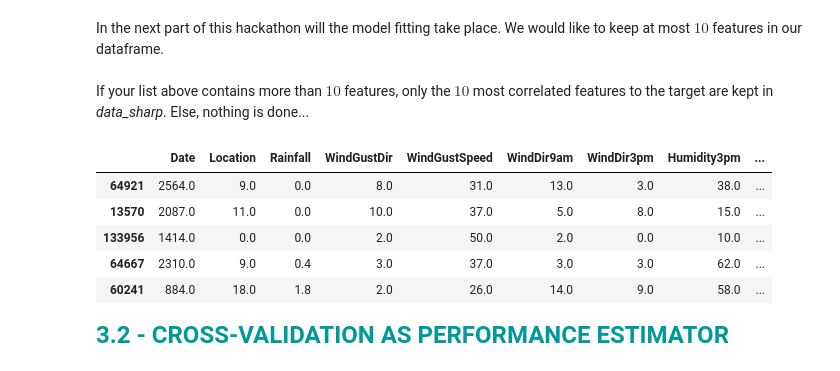
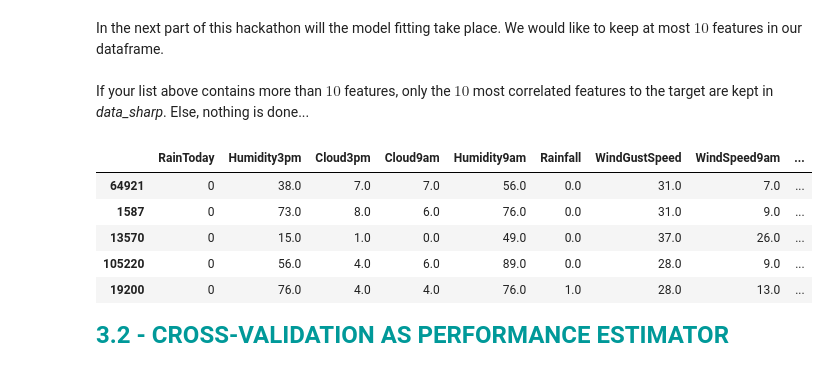
Before and after one commit to chaverstraet/Hackaton3, a Jupyter notebook: Hackaton3/Hackathon03-Classification.ipynb, the cells around one changed output. Cells and saved outputs as stored; diff of their text form; code cells hidden in the pictures.

```diff
--- a/Hackaton3/Hackathon03-Classification.ipynb
+++ b/Hackaton3/Hackathon03-Classification.ipynb
@@ -780,8 +702,7 @@ Based on the above results would it be reasonable to discard some features due t
 Please note that, normally, you should keep <i>RainToday</i>...
 # %%
 # @adapt with the results obtained
-data_sharp = data.dropna()
-toDiscard = ['MinTemp', 'MaxTemp', 'Temp9am', 'Evaporation', 'Sunshine', 'Humidity9am', 'WindSpeed9am', 'WindSpeed3pm', 'Pressure9am', 'Cloud9am']
+toDiscard = ["Temp9am", "Temp3pm", "Pressure3pm"]
 
 data_sharp.drop(columns=toDiscard,inplace=True)
 
@@ -792,27 +713,3 @@ data_test_sharp.drop(columns=toDiscard,inplace=True)
 cols_all = list_difference(cols_all,toDiscard)
 final_numeric_cols_all = data_sharp.select_dtypes(include=np.number).columns.tolist()
 final_numeric_cols_all = list_difference(final_numeric_cols_all,['RainToday'])
-
-corr = data_sharp[final_numeric_cols_all].corr()
-abs_threshold = 0.6 #pick up the right correlation threshold
-
-print('correlations above threshold between: ')
-print('-------------------------------------')
-for i in np.arange(len(final_numeric_cols_all)):
-    buff = corr.iloc[i,i+1:]
-    interest = buff[np.abs(buff)>abs_threshold]
-    for elem in interest.index:
-        print(final_numeric_cols_all[i]+' & '+elem+' | rho = '+str(interest[elem]))
-
-plt.figure(figsize=(12,9))
-ax = sns.heatmap(
-    corr,
-    vmin=-1, vmax=1, center=0,
-    cmap=sns.diverging_palette(20, 220, n=200),
-    square=True
-)
-ax.set_xticklabels(
-    ax.get_xticklabels(),
-    rotation=45,
-    horizontalalignment='right'
-);
@@ -835,11 +728,11 @@ Most algorithms are not able to deal categoric variables, and need the data to b
 # %%
 ## /!\ only useful if data_sharp is data_drop_it_all /!\
 
-from sklearn.preprocessing import OrdinalEncoder
-enc = OrdinalEncoder()
-toEncode = data_sharp.select_dtypes(object)
-toEncode = enc.fit_transform(toEncode)
-data_sharp[data_sharp.select_dtypes(object).columns] = toEncode
+# from sklearn.preprocessing import OrdinalEncoder
+# enc = OrdinalEncoder()
+# toEncode = data_sharp.select_dtypes(object)
+# toEncode = enc.fit_transform(toEncode)
+# data_sharp[data_sharp.select_dtypes(object).columns] = toEncode
 # %% [markdown]
 <font size=5 color=#009999> <b>3.1 - BRIEF FEATURE SELECTION </b>
 # %% [markdown]
@@ -876,11 +769,13 @@ def labels_to_numerical(labels):
 
 labels= labels_to_numerical(data_sharp['RainTomorrow'])
 labels_test = labels_to_numerical(data_test_sharp['RainTomorrow'])
+data_sharp['RainToday'] = labels_to_numerical(data_sharp['RainToday'])
+data_test_sharp['RainToday'] = labels_to_numerical(data_test_sharp['RainToday'])
 # %%
 # computation of the feature scores, factice code here with random scores @edit
 myData = [['RainToday',1]]
 for feature in final_numeric_cols_all:
-    feature_point_biserial_score = np.random.uniform() # @edit: compute the point biserial correlation asked
+    feature_point_biserial_score, _ = stats.pointbiserialr(data_sharp[feature], labels) # @edit: compute the point biserial correlation asked
     myData.append([feature,feature_point_biserial_score])
 
 rankedFeatures = pd.DataFrame(data=myData,columns=['Feature','Score'])
@@ -902,18 +804,22 @@ In the next part of this hackathon will the model fitting take place. We would l
 # %%
 limit = 10
 ranked_features_list = rankedFeatures['Feature'].values
 
 if len(ranked_features_list)>limit:
     data_sharp = data_sharp[ranked_features_list[:limit]]
+    data_test_sharp = data_test_sharp[ranked_features_list[:limit]]
+else:
+    data_sharp = data_sharp[ranked_features_list]
+    data_test_sharp = data_test_sharp[ranked_features_list]
 
 data_sharp.head(5)
 # %% [output]
-|  | Date | Location | Rainfall | WindGustDir | WindGustSpeed | WindDir9am | WindDir3pm | Humidity3pm | ... |
-| 64921 | 2564.0 | 9.0 | 0.0 | 8.0 | 31.0 | 13.0 | 3.0 | 38.0 | ... |
-| 13570 | 2087.0 | 11.0 | 0.0 | 10.0 | 37.0 | 5.0 | 8.0 | 15.0 | ... |
-| 133956 | 1414.0 | 0.0 | 0.0 | 2.0 | 50.0 | 2.0 | 0.0 | 10.0 | ... |
-| 64667 | 2310.0 | 9.0 | 0.4 | 3.0 | 37.0 | 3.0 | 3.0 | 62.0 | ... |
-| 60241 | 884.0 | 18.0 | 1.8 | 2.0 | 26.0 | 14.0 | 9.0 | 58.0 | ... |
+|  | RainToday | Humidity3pm | Cloud3pm | Cloud9am | Humidity9am | Rainfall | WindGustSpeed | WindSpeed9am | ... |
+| 64921 | 0 | 38.0 | 7.0 | 7.0 | 56.0 | 0.0 | 31.0 | 7.0 | ... |
+| 1587 | 0 | 73.0 | 8.0 | 6.0 | 76.0 | 0.0 | 31.0 | 9.0 | ... |
+| 13570 | 0 | 15.0 | 1.0 | 0.0 | 49.0 | 0.0 | 37.0 | 26.0 | ... |
+| 105220 | 0 | 56.0 | 4.0 | 6.0 | 89.0 | 0.0 | 28.0 | 9.0 | ... |
+| 19200 | 0 | 76.0 | 4.0 | 4.0 | 76.0 | 1.0 | 28.0 | 13.0 | ... |
 # %% [markdown]
 <font size=5 color=#009999> <b>3.2 - CROSS-VALIDATION AS PERFORMANCE ESTIMATOR </b>
 # %% [markdown]
```
Also changed, not shown: parts of 27 cells of this notebook.
